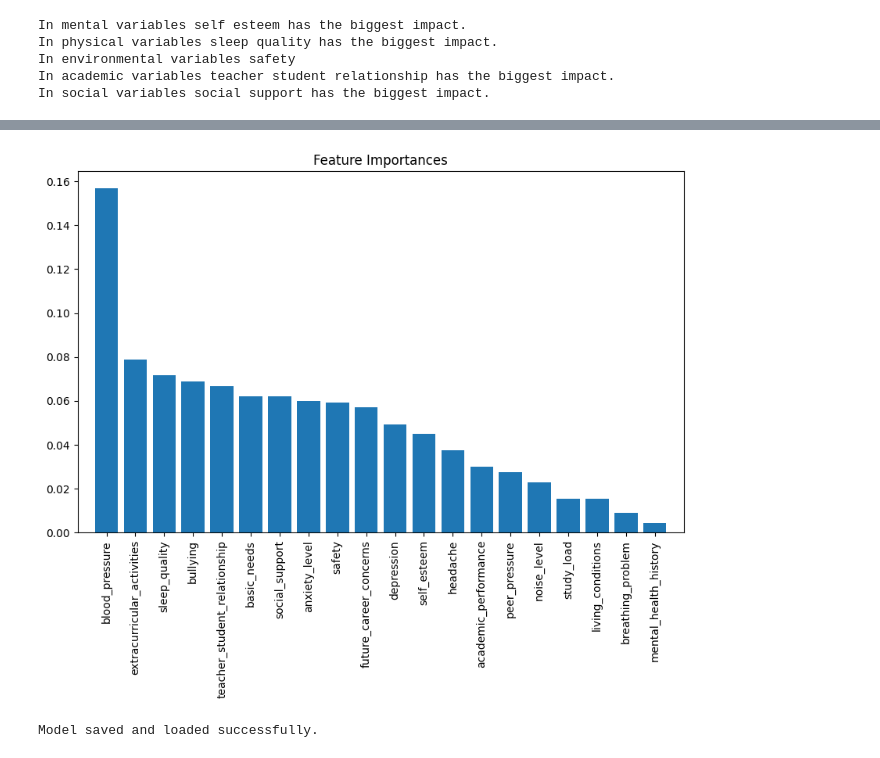
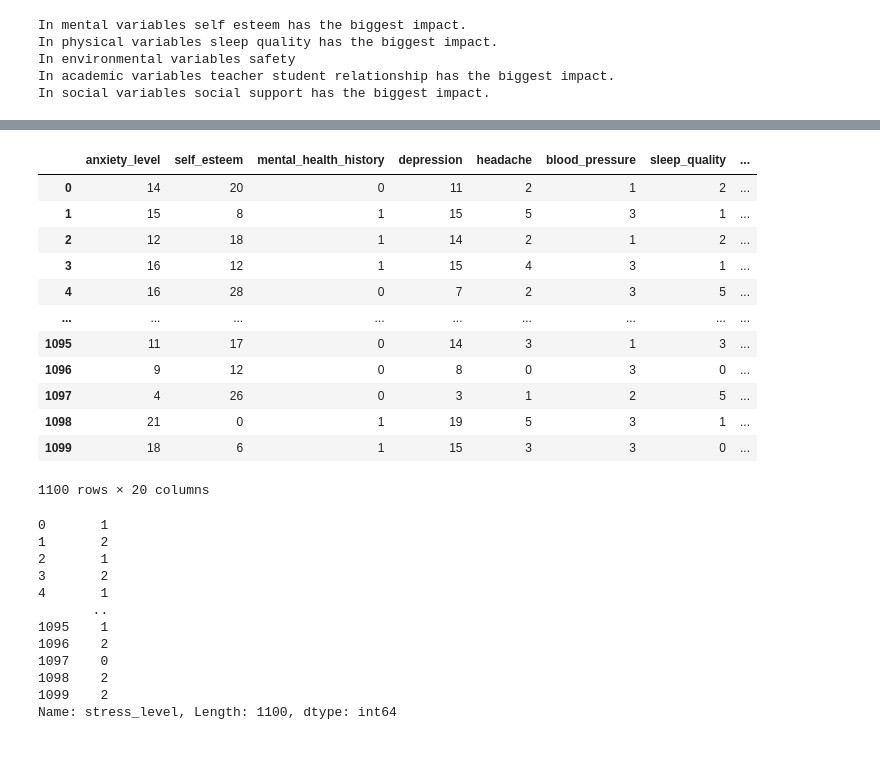
Before and after one commit to 03abhishekit/HUMAN-STRESS-DETECTION-PROJECT, a Jupyter notebook: Notebook/training.ipynb, the cells around one changed output, grey strips where cells are left out. Saved outputs shown, nothing was run; the diff lists cells and outputs as text; code cells hidden in the pictures.

```diff
--- a/Notebook/analysis.ipynb
+++ b/Notebook/training.ipynb
@@ -679,28 +475,37 @@ plt.show()
-# %%
-# Feature Importance (optional, helps to understand feature importance)
-importances = best_rf_model.feature_importances_
-indices = np.argsort(importances)[::-1]
-
-# Plot the feature importances
-plt.figure(figsize=(10, 6))
-plt.title("Feature Importances")
-plt.bar(range(X_train.shape[1]), importances[indices], align="center")
-plt.xticks(range(X_train.shape[1]), X.columns[indices], rotation=90)
-plt.xlim([-1, X_train.shape[1]])
-plt.show()
-# %% [output]
-[figure, removed]
-# %%
-# Save the trained model and scaler using pickle
-with open("random_forest_model.pkl", "wb") as f:
-    pickle.dump({'model': best_rf_model, 'scaler': scaler}, f)
-
-# Optionally, load the saved model for future use
-with open("random_forest_model.pkl", "rb") as f:
-    loaded_model_data = pickle.load(f)
-    loaded_model = loaded_model_data['model']
-    loaded_scaler = loaded_model_data['scaler']
-
-print("Model saved and loaded successfully.")
-# %% [output]
-Model saved and loaded successfully.
+# %%
+#Separate the target variable
+X = stress.drop(["stress_level"],  axis = 1)
+y = stress.stress_level
+#Create train test split
+X_train, X_test, y_train, y_test = train_test_split(X,y, test_size = 0.25, random_state = 42)
+# %%
+X
+# %% [output]
+|  | anxiety_level | self_esteem | mental_health_history | depression | headache | blood_pressure | sleep_quality | ... |
+| 0 | 14 | 20 | 0 | 11 | 2 | 1 | 2 | ... |
+| 1 | 15 | 8 | 1 | 15 | 5 | 3 | 1 | ... |
+| 2 | 12 | 18 | 1 | 14 | 2 | 1 | 2 | ... |
+| 3 | 16 | 12 | 1 | 15 | 4 | 3 | 1 | ... |
+| 4 | 16 | 28 | 0 | 7 | 2 | 3 | 5 | ... |
+| ... | ... | ... | ... | ... | ... | ... | ... | ... |
+| 1095 | 11 | 17 | 0 | 14 | 3 | 1 | 3 | ... |
+| 1096 | 9 | 12 | 0 | 8 | 0 | 3 | 0 | ... |
+| 1097 | 4 | 26 | 0 | 3 | 1 | 2 | 5 | ... |
+| 1098 | 21 | 0 | 1 | 19 | 5 | 3 | 1 | ... |
+| 1099 | 18 | 6 | 1 | 15 | 3 | 3 | 0 | ... |
+1100 rows × 20 columns
+# %%
+y
+# %% [output]
+0       1
+1       2
+2       1
+3       2
+4       1
+       ..
+1095    1
+1096    2
+1097    0
+1098    2
+1099    2
+Name: stress_level, Length: 1100, dtype: int64
```
Also changed, not shown: parts of 77 cells of this notebook, 13 other files.
